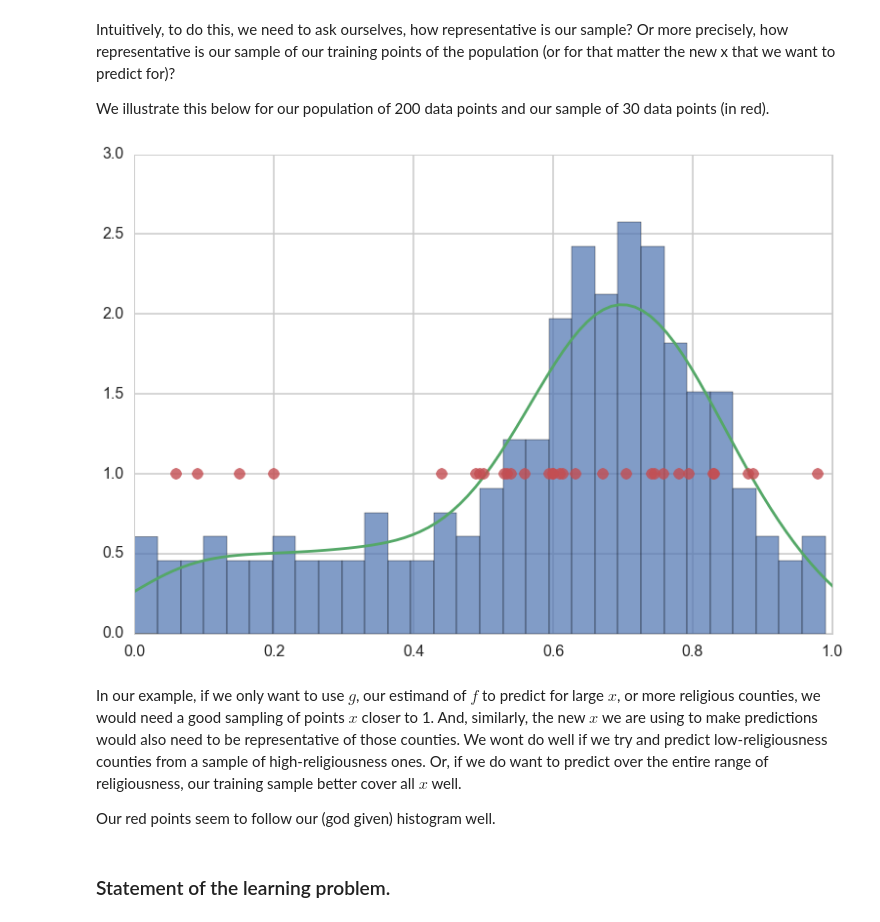
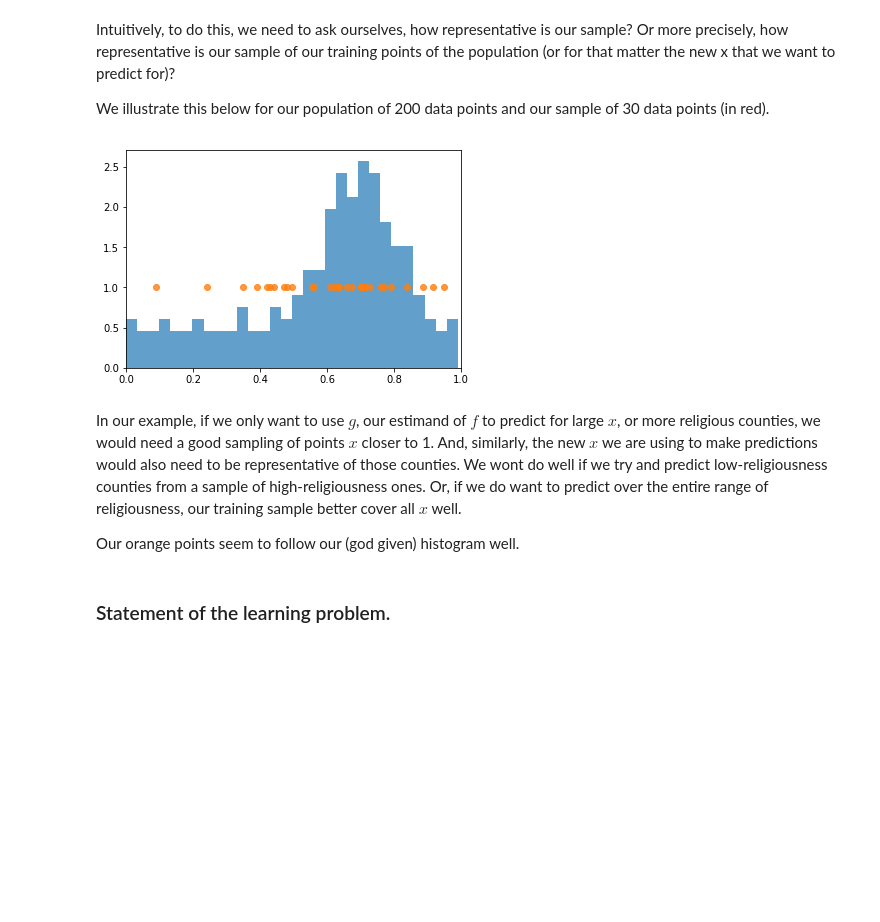
Before and after one commit to Harvard-IACS/computefest2018-sklearn, a Jupyter notebook: learning_models.ipynb, the cells around one changed output. Saved outputs shown, nothing was run; the diff lists cells and outputs as text; code cells hidden in the pictures; blank space fills up the shorter version.

```diff
--- a/learning_models.ipynb
+++ b/learning_models.ipynb
@@ -11,7 +3,6 @@ Or by
 # %%
 %matplotlib inline
 import numpy as np
-import scipy as sp
 import matplotlib as mpl
 import matplotlib.cm as cm
 import matplotlib.pyplot as plt
@@ -19,9 +10,6 @@ import pandas as pd
 pd.set_option('display.width', 500)
 pd.set_option('display.max_columns', 100)
 pd.set_option('display.notebook_repr_html', True)
-import seaborn as sns
-sns.set_style("whitegrid")
-sns.set_context("poster")
 # %%
 def make_simple_plot():
     fig, axes=plt.subplots(figsize=(12,5), nrows=1, ncols=2);
@@ -288,15 +280,14 @@ Intuitively, to do this, we need to ask ourselves, how representative is our sam
 We illustrate this below for our population of 200 data points and our sample of 30 data points (in red).
 # %%
 plt.hist(x, normed=True, bins=30, alpha=0.7)
-sns.kdeplot(x)
 plt.plot(x[indexes], [1.0]*len(indexes),'o', alpha=0.8)
 plt.xlim([0,1]);
 # %% [output]
-[figure, old version]
+[figure, new version]
 # %% [markdown]
 In our example, if we only want to use $g$, our estimand of $f$ to predict for large $x$, or more religious counties, we would need a good sampling of points $x$ closer to 1. And, similarly, the new $x$ we are using to make predictions would also need to be representative of those counties. We wont do well if we try and predict low-religiousness counties from a sample of high-religiousness ones. Or, if we do want to predict over the entire range of religiousness, our training sample better cover all $x$ well.
 
-Our red points seem to follow our (god given) histogram well.
+Our orange points seem to follow our (god given) histogram well.
 # %% [markdown]
 ### Statement of the learning problem.
 # %% [markdown]
```
Also changed, not shown: parts of 37 cells of this notebook, 3 other files.
